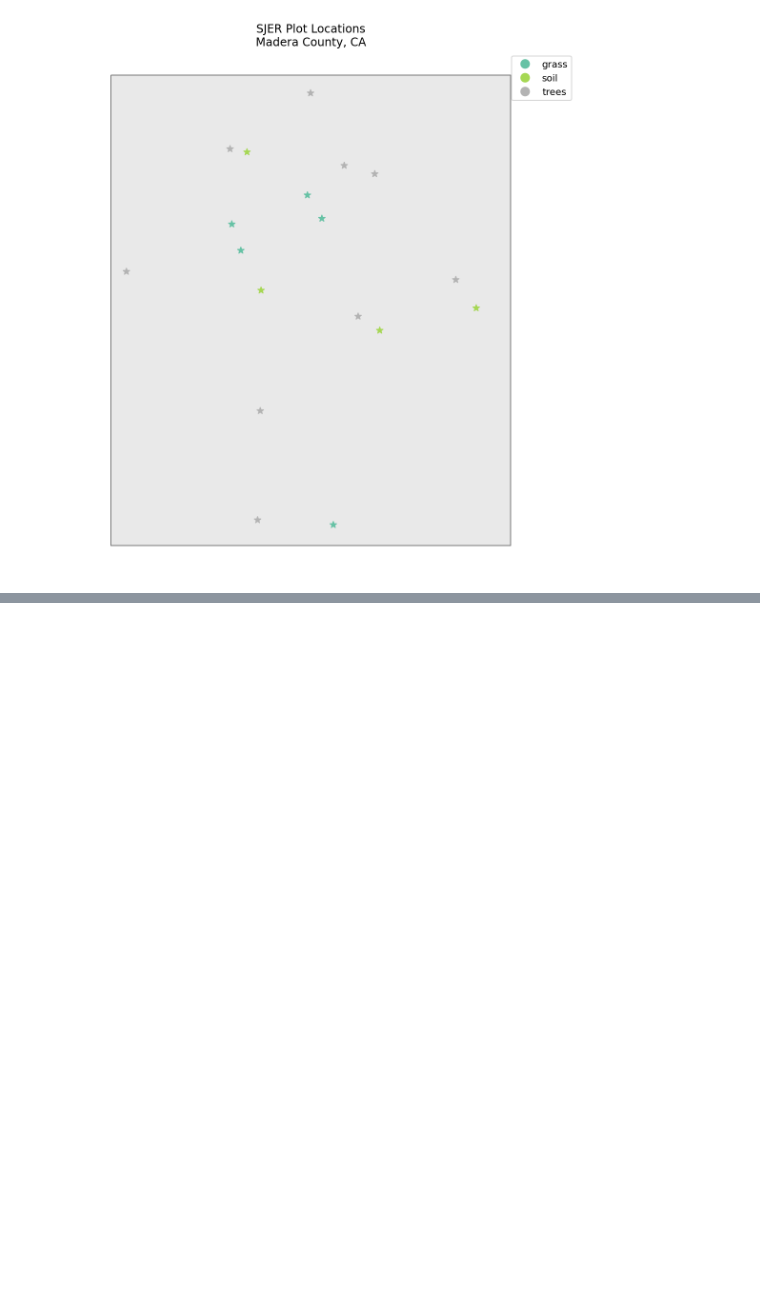
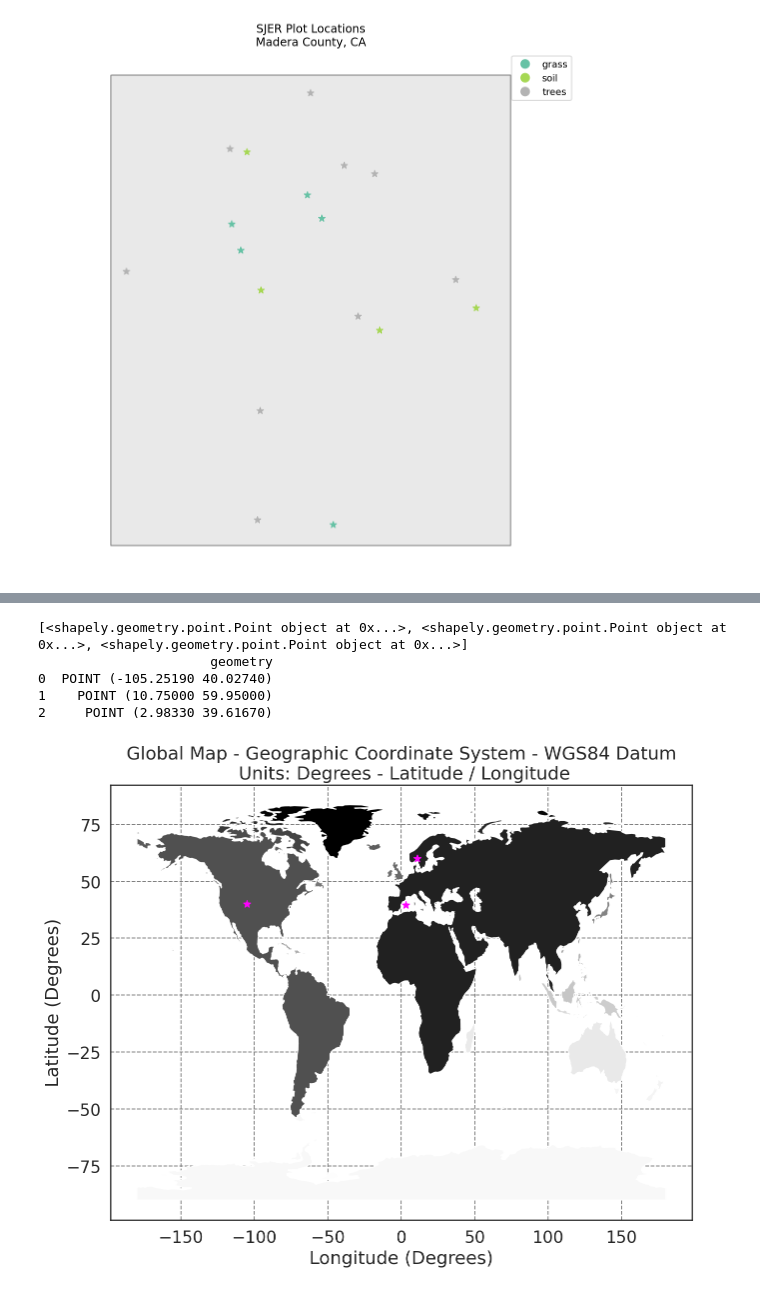
Before and after one commit to Natz12/GIS, a Jupyter notebook: 2-intro-spatial-vector-data.ipynb, the cells around one changed output, grey strips where cells are left out. Cells and saved outputs as stored; diff of their text form; code cells hidden in the pictures; blank space fills up the shorter version.

```diff
--- a/2-intro-spatial-vector-data.ipynb
+++ b/2-intro-spatial-vector-data.ipynb
@@ -195,0 +259,40 @@ A CRS is defined to better understand how the projection from the 3D world into
+# %%
+# Create numpy array of x,y point locations
+add_points = np.array([[-105.2519,   40.0274],
+                       [  10.75  ,   59.95  ],
+                       [   2.9833,   39.6167]])
+
+# Turn points into list of x,y shapely points
+city_locations = [Point(xy) for xy in add_points]
+print(city_locations)
+
+# Create geodataframe using the points
+city_locations = gpd.GeoDataFrame(city_locations,
+                                  columns=['geometry'],
+                                  crs=worldBound.crs)
+print(city_locations.head(3))
+
+# Plot point locations
+fig, ax = plt.subplots(figsize=(15, 8))
+
+worldBound.plot(figsize=(10, 5), cmap='Greys',
+               ax=ax)
+# Add city locations
+city_locations.plot(ax=ax,
+                    color='magenta',
+                    marker='*',
+                    markersize=55)
+
+# Setup x y axes with labels and add graticules
+ax.set(xlabel="Longitude (Degrees)", ylabel="Latitude (Degrees)",
+       title="Global Map - Geographic Coordinate System - WGS84 Datum\n Units: Degrees - Latitude / Longitude")
+ax.set_axisbelow(True)
+ax.yaxis.grid(color='gray', linestyle='dashed')
+ax.xaxis.grid(color='gray', linestyle='dashed')
+# %% [output]
+[<shapely.geometry.point.Point object at 0x...>, <shapely.geometry.point.Point object at 0x...>, <shapely.geometry.point.Point object at 0x...>]
+                      geometry
+0  POINT (-105.25190 40.02740)
+1    POINT (10.75000 59.95000)
+2     POINT (2.98330 39.61670)
+[figure, added]
```
Also changed, not shown: parts of 14 cells of this notebook.
